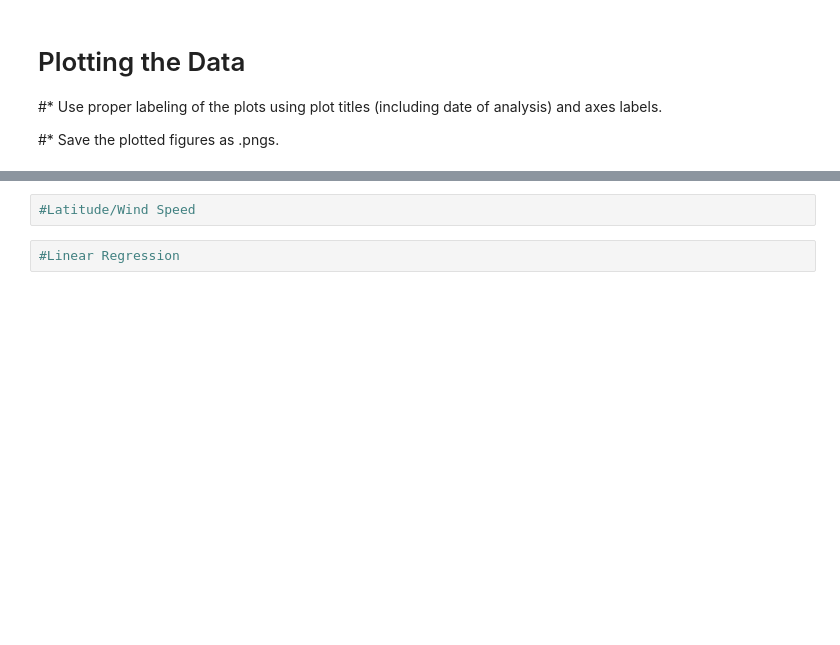
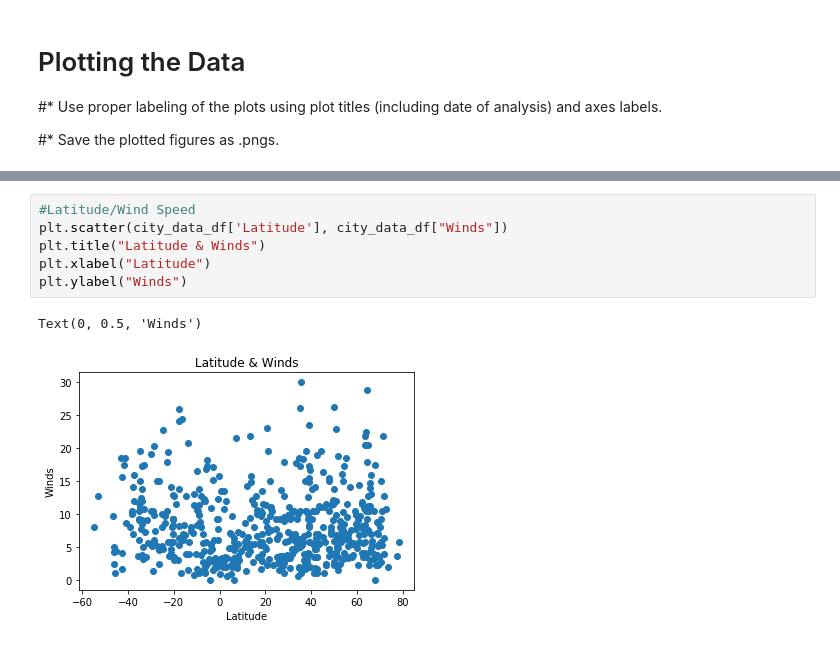
Before and after one commit to JStovall1/python-api-challenge, a Jupyter notebook: Weather-VacaPY/WeatherPY.ipynb, the cells around one changed output, grey strips where cells are left out. Drawn from its saved outputs; the diff is of its cells as text; blank space fills up the shorter version.

```diff
--- a/Weather-VacaPY/WeatherPY.ipynb
+++ b/Weather-VacaPY/WeatherPY.ipynb
@@ -141,4 +210,9 @@ plt.scatter(df['Latitude'], df["Temperature"])
 # %%
 #Latitude/Wind Speed
+plt.scatter(city_data_df['Latitude'], city_data_df["Winds"])
+plt.title("Latitude & Winds")
+plt.xlabel("Latitude")
+plt.ylabel("Winds")
+# %% [output]
+Text(0, 0.5, 'Winds')
+[figure, added]
-# %%
-#Linear Regression
```
Also changed, not shown: parts of 25 cells of this notebook, 14 other files.
